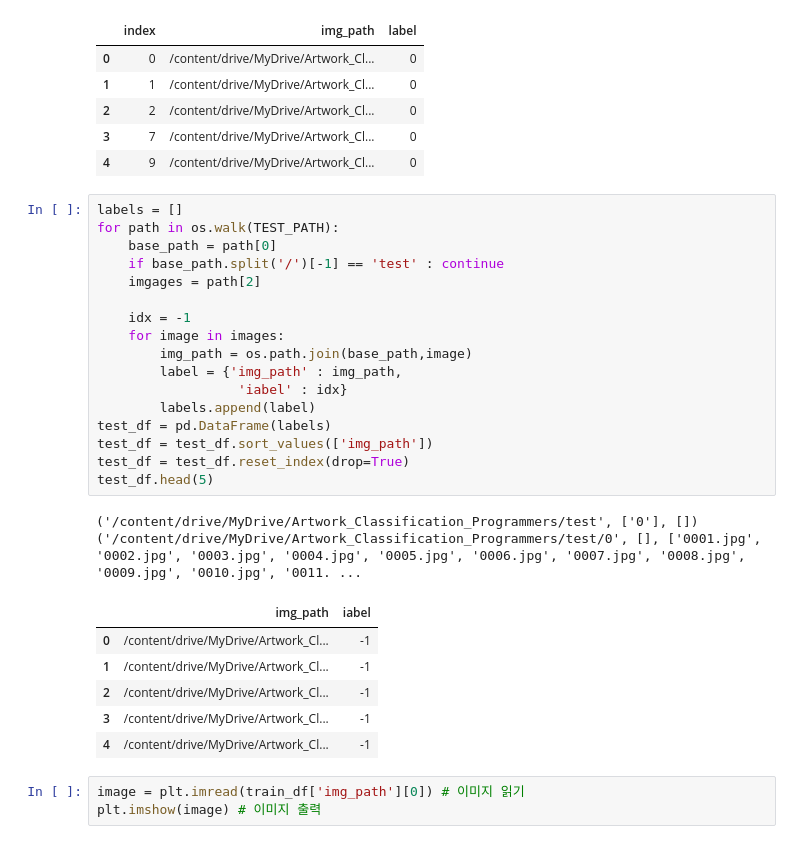
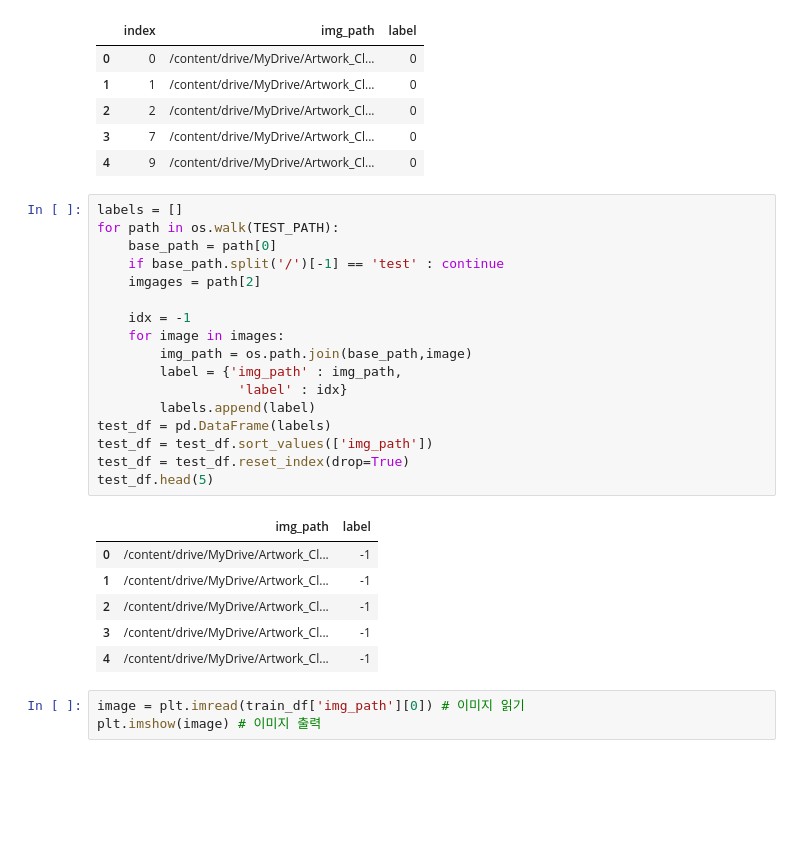
Before and after one commit to roblee10/Artwork_Classification, a Jupyter notebook: Example_3.ipynb, the cells around one changed output. Cells and saved outputs as stored; diff of their text form; blank space fills up the shorter version.

```diff
--- a/Example_3.ipynb
+++ b/Example_3.ipynb
@@ -97,24 +97,22 @@ train_df.head(5) # 위에서부터 5개 출력
 # %%
 labels = []
 for path in os.walk(TEST_PATH):
     base_path = path[0]
     if base_path.split('/')[-1] == 'test' : continue
     imgages = path[2]
 
     idx = -1
     for image in images:
         img_path = os.path.join(base_path,image)
         label = {'img_path' : img_path,
-                  'iabel' : idx}
+                  'label' : idx}
         labels.append(label)
 test_df = pd.DataFrame(labels)
 test_df = test_df.sort_values(['img_path'])
 test_df = test_df.reset_index(drop=True)
 test_df.head(5)
 # %% [output]
-('/content/drive/MyDrive/Artwork_Classification_Programmers/test', ['0'], [])
-('/content/drive/MyDrive/Artwork_Classification_Programmers/test/0', [], ['0001.jpg', '0002.jpg', '0003.jpg', '0004.jpg', '0005.jpg', '0006.jpg', '0007.jpg', '0008.jpg', '0009.jpg', '0010.jpg', '0011. ...
-|  | img_path | iabel |
+|  | img_path | label |
 | 0 | /content/drive/MyDrive/Artwork_Cl... | -1 |
 | 1 | /content/drive/MyDrive/Artwork_Cl... | -1 |
 | 2 | /content/drive/MyDrive/Artwork_Cl... | -1 |
```
Also changed, not shown: parts of 3 cells of this notebook.
